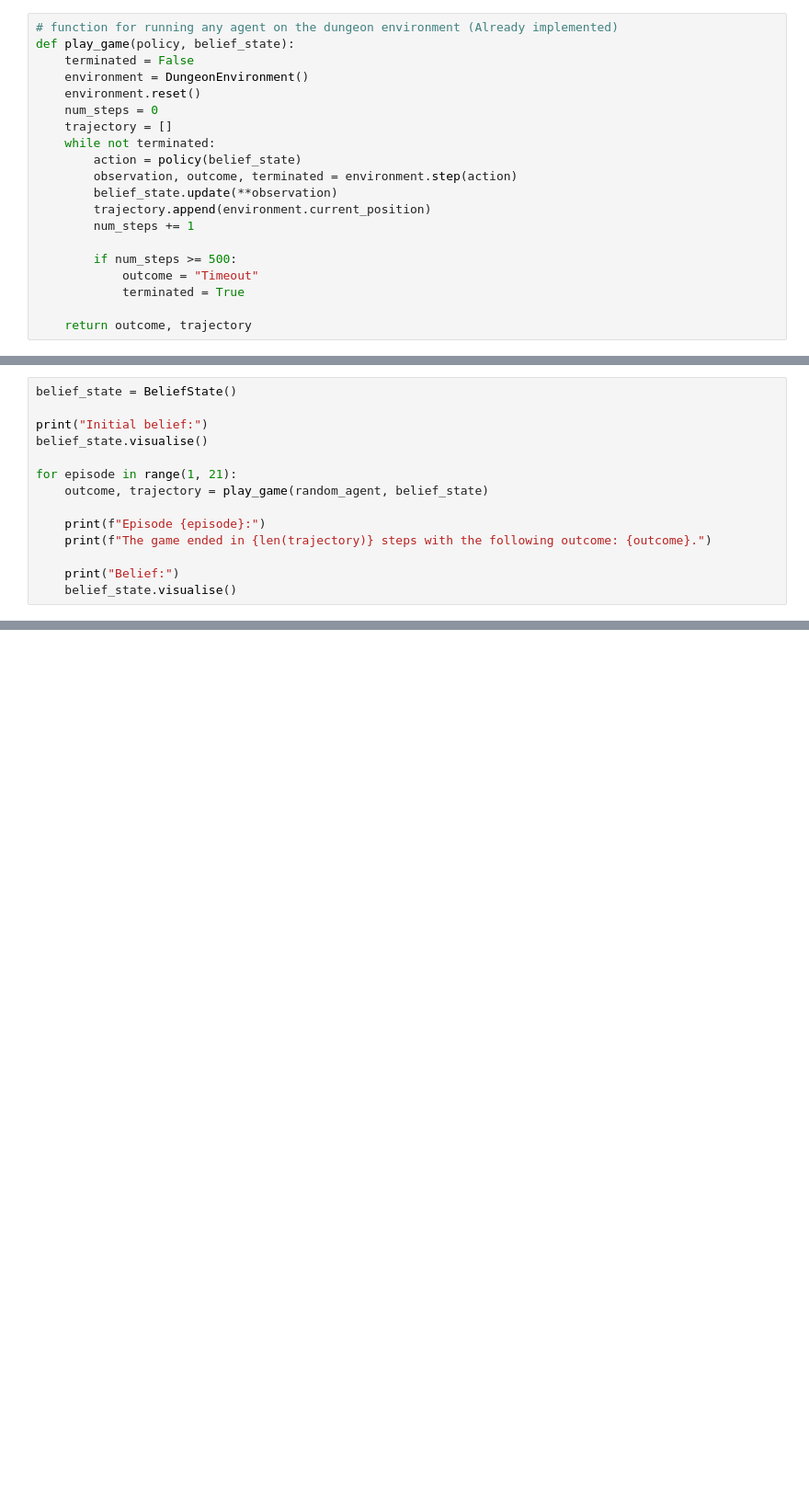
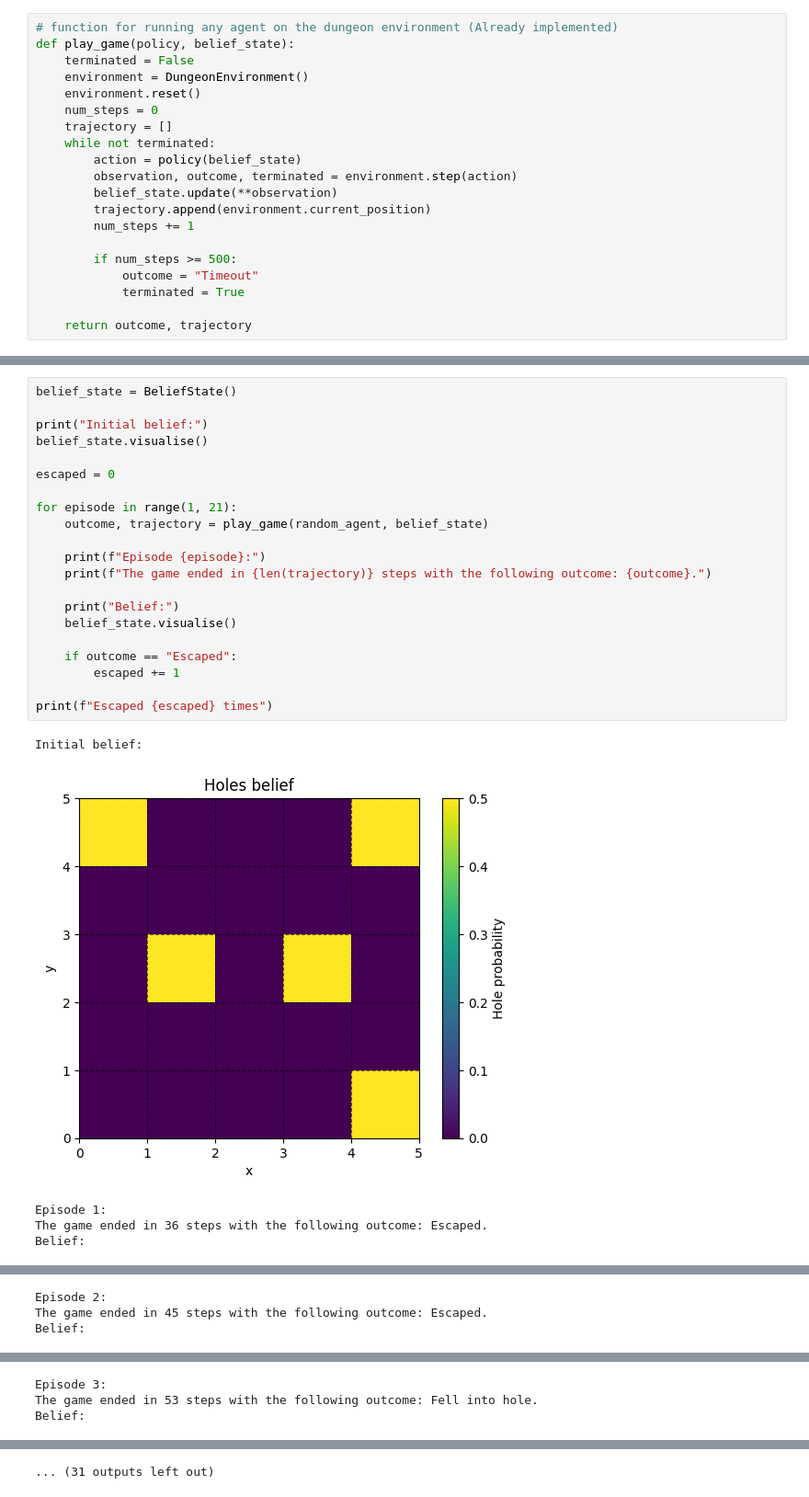
Before and after one commit to em-cd/AI-assignments-unine, a Jupyter notebook: assignment_5/dungeon_inference.ipynb, the cells around one changed output, grey strips where cells are left out. Shown at 92% size. Cells and saved outputs as stored; diff of their text form; blank space fills up the shorter version.

```diff
--- a/assignment_5/dungeon_inference.ipynb
+++ b/assignment_5/dungeon_inference.ipynb
@@ -190,14 +205,27 @@ def smarter_agent(belief) -> str:
 # %%
 belief_state = BeliefState()
 
 print("Initial belief:")
 belief_state.visualise()
+
+escaped = 0
 
 for episode in range(1, 21):
     outcome, trajectory = play_game(random_agent, belief_state)
 
     print(f"Episode {episode}:")
     print(f"The game ended in {len(trajectory)} steps with the following outcome: {outcome}.")
 
     print("Belief:")
     belief_state.visualise()
+
+    if outcome == "Escaped":
+        escaped += 1
+
+print(f"Escaped {escaped} times")
+# %% [output]
+Initial belief:
+[figure, added]
+Episode 1:
+The game ended in 36 steps with the following outcome: Escaped.
+Belief:
@@ -203,0 +233,3 @@ for episode in range(1, 21):
+Episode 2:
+The game ended in 45 steps with the following outcome: Escaped.
+Belief:
@@ -203,0 +237,3 @@ for episode in range(1, 21):
+Episode 3:
+The game ended in 53 steps with the following outcome: Fell into hole.
+Belief:
@@ -203,0 +249 @@ for episode in range(1, 21):
+... (31 outputs left out)
```
Also changed, not shown: parts of 3 cells of this notebook.
